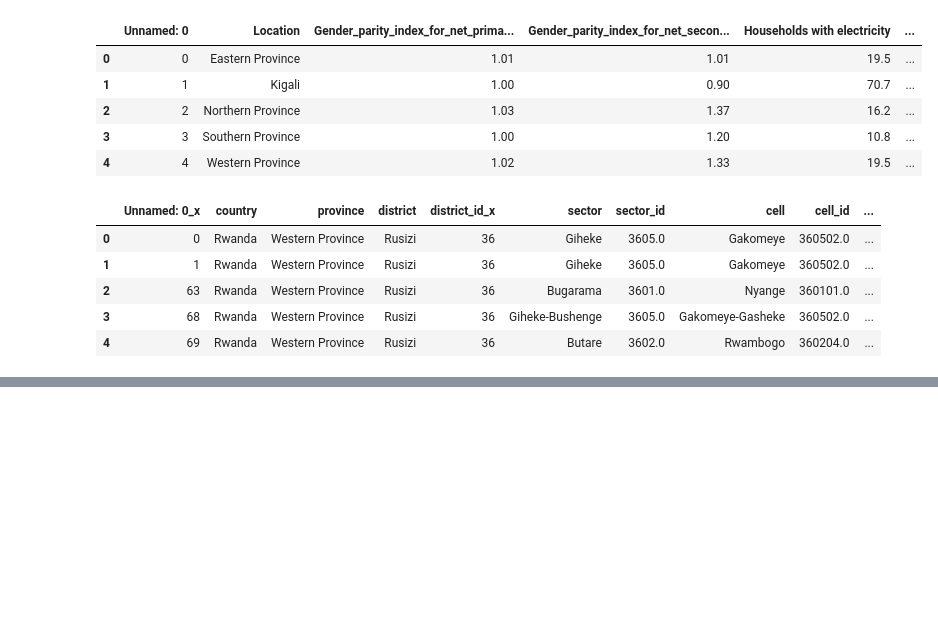
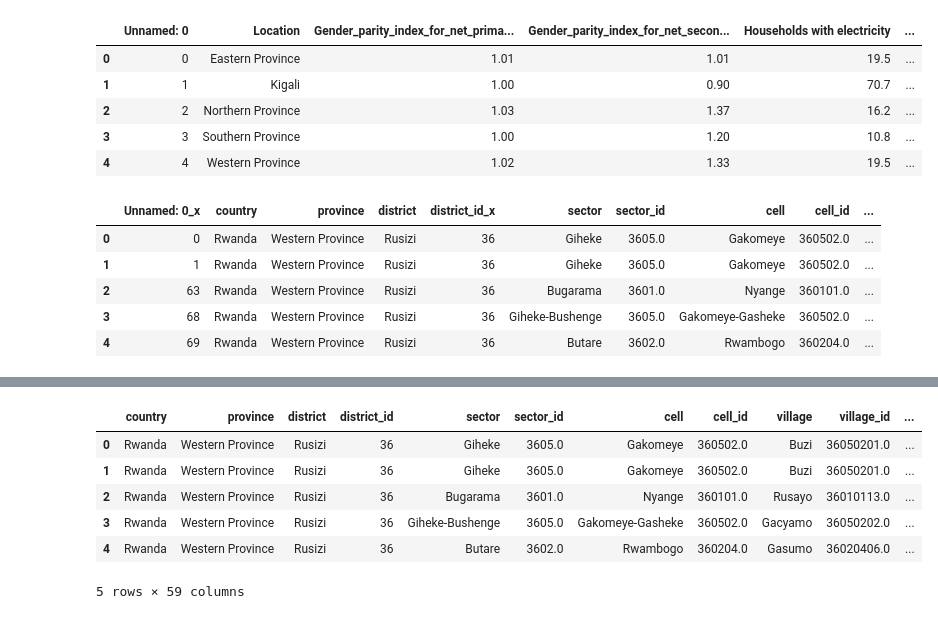
Before and after one commit to BloomTech-Labs/bridges-to-prosperity-ds-a, a Jupyter notebook: EDA/EDA_merge_into_main.ipynb, the cells around one changed output, grey strips where cells are left out. Saved outputs shown, nothing was run; the diff lists cells and outputs as text; code cells hidden in the pictures; blank space fills up the shorter version.

```diff
--- a/EDA/EDA_merge_into_main.ipynb
+++ b/EDA/EDA_merge_into_main.ipynb
@@ -141,0 +199,18 @@ df_main.head()
+# %%
+df_main.insert(10,'village_lat',None)
+df_main.insert(11,'village_long',None)
+df_main.insert(12,'distance_village_to_health_center',None)
+df_main.insert(13,'population_per_village',None)
+# %%
+df_main.insert(23,'population_per_bridge',None)
+df_main.insert(24,'distance_bridge_to_health_center',None)
+# %%
+df_main.head()
+# %% [output]
+|  | country | province | district | district_id | sector | sector_id | cell | cell_id | village | village_id | ... |
+| 0 | Rwanda | Western Province | Rusizi | 36 | Giheke | 3605.0 | Gakomeye | 360502.0 | Buzi | 36050201.0 | ... |
+| 1 | Rwanda | Western Province | Rusizi | 36 | Giheke | 3605.0 | Gakomeye | 360502.0 | Buzi | 36050201.0 | ... |
+| 2 | Rwanda | Western Province | Rusizi | 36 | Bugarama | 3601.0 | Nyange | 360101.0 | Rusayo | 36010113.0 | ... |
+| 3 | Rwanda | Western Province | Rusizi | 36 | Giheke-Bushenge | 3605.0 | Gakomeye-Gasheke | 360502.0 | Gacyamo | 36050202.0 | ... |
+| 4 | Rwanda | Western Province | Rusizi | 36 | Butare | 3602.0 | Rwambogo | 360204.0 | Gasumo | 36020406.0 | ... |
+5 rows × 59 columns
```
Also changed, not shown: parts of 8 cells of this notebook, 3 other files.
